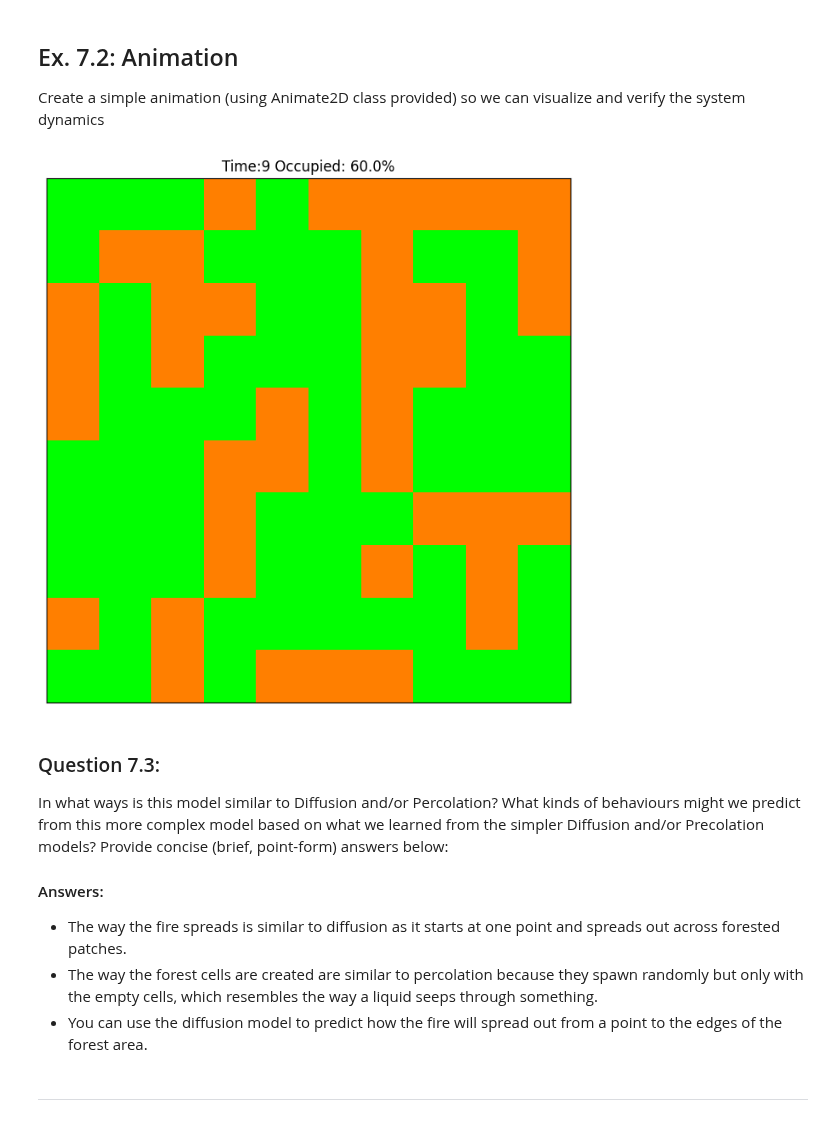
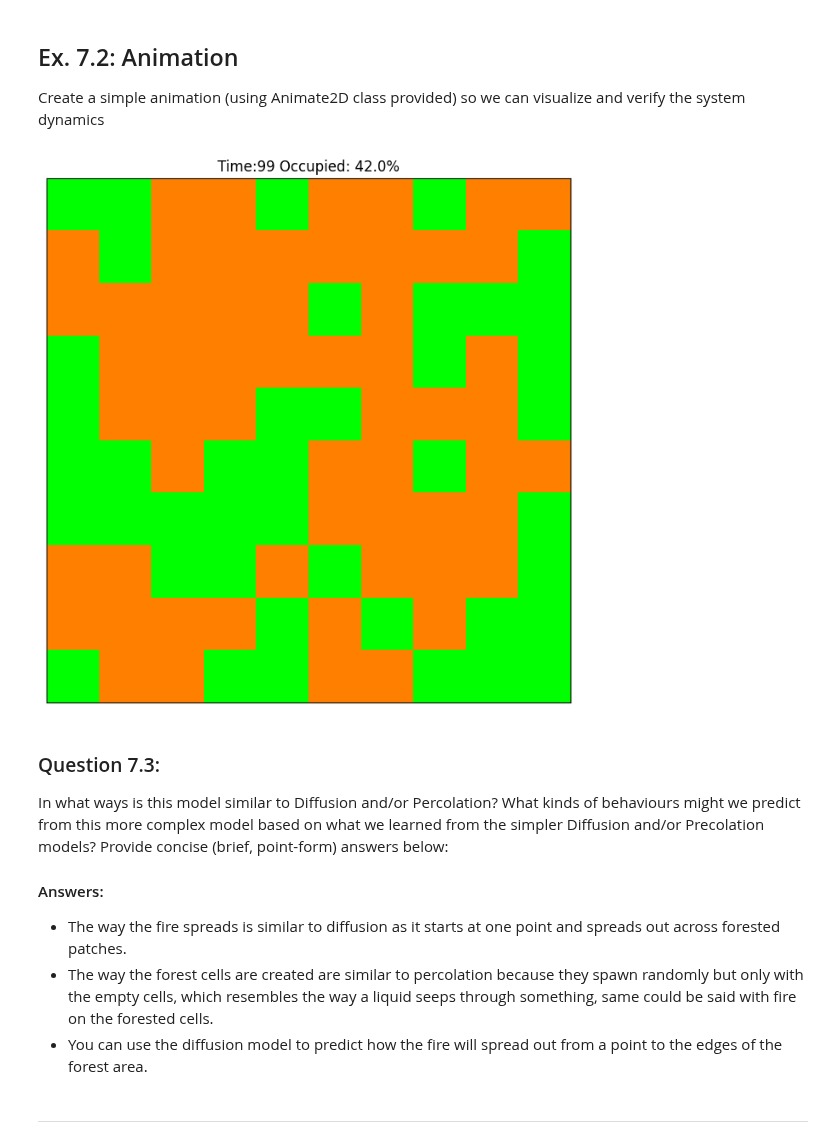
Before and after one commit to alirempel/cap-comp215, a Jupyter notebook: labs/lab07-10-fire.ipynb, the cells around one changed output. Drawn from its saved outputs; the diff is of its cells as text; code cells hidden in the pictures.

```diff
--- a/labs/lab07-10-fire.ipynb
+++ b/labs/lab07-10-fire.ipynb
@@ -209,24 +209,24 @@ Create a simple animation (using Animate2D class provided) so we can visualize a
 # %%
 # Ex. 7.2 here
 #  Suggestions: use a small grid (e.g., 20x20)  and
 #               a short animation (100 frames) with interval=0.3, to slow it down so you can inspect its behaviour
 
 fire_model = ForestFire(10)
 '''
 fire_model.state = np.array([
     [0,0,0,0,0,0,0],
     [0,0,0,0,0,0,0],
     [0,0,0,0,0,0,0],
     [0,0,0,0,0,0,0],
     [0,0,0,0,0,0,0],
     [0,0,0,0,0,0,0],
     [0,0,0,0,0,0,0]
 ])
 '''
-fire_animation = Animation2D(fire_model, frames=50)
-fire_animation.animate(interval=1)
+fire_animation = Animation2D(fire_model, frames=100)
+fire_animation.animate(interval=0.1)
 # %% [output]
-[figure, old version]
+[figure, new version]
 # %% [markdown]
 ### Question 7.3:
 In what ways is this model similar to Diffusion and/or Percolation?
@@ -235,7 +235,7 @@ Provide concise (brief, point-form) answers below:
 
 #### Answers:
 - The way the fire spreads is similar to diffusion as it starts at one point and spreads out across forested patches.
-- The way the forest cells are created are similar to percolation because they spawn randomly but only with the empty cells, which resembles the way a liquid seeps through something.
+- The way the forest cells are created are similar to percolation because they spawn randomly but only with the empty cells, which resembles the way a liquid seeps through something, same could be said with fire on the forested cells.
 - You can use the diffusion model to predict how the fire will spread out from a point to the edges of the forest area.
 # %% [markdown]
 -------------------
```
Also changed, not shown: parts of 5 cells of this notebook.
